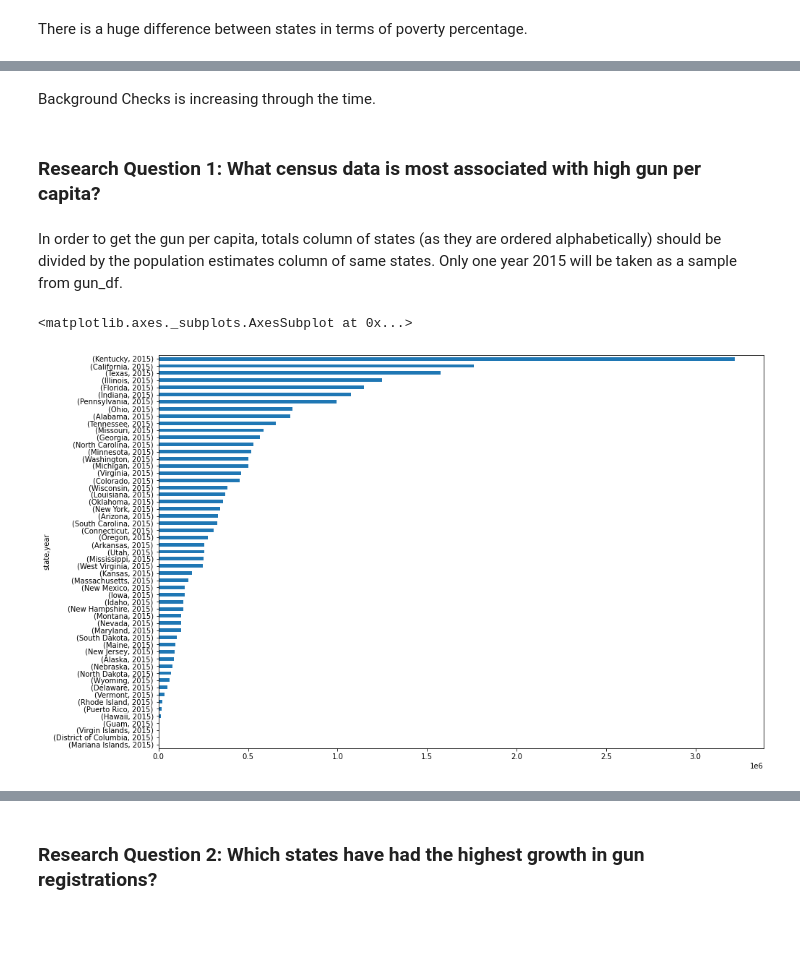
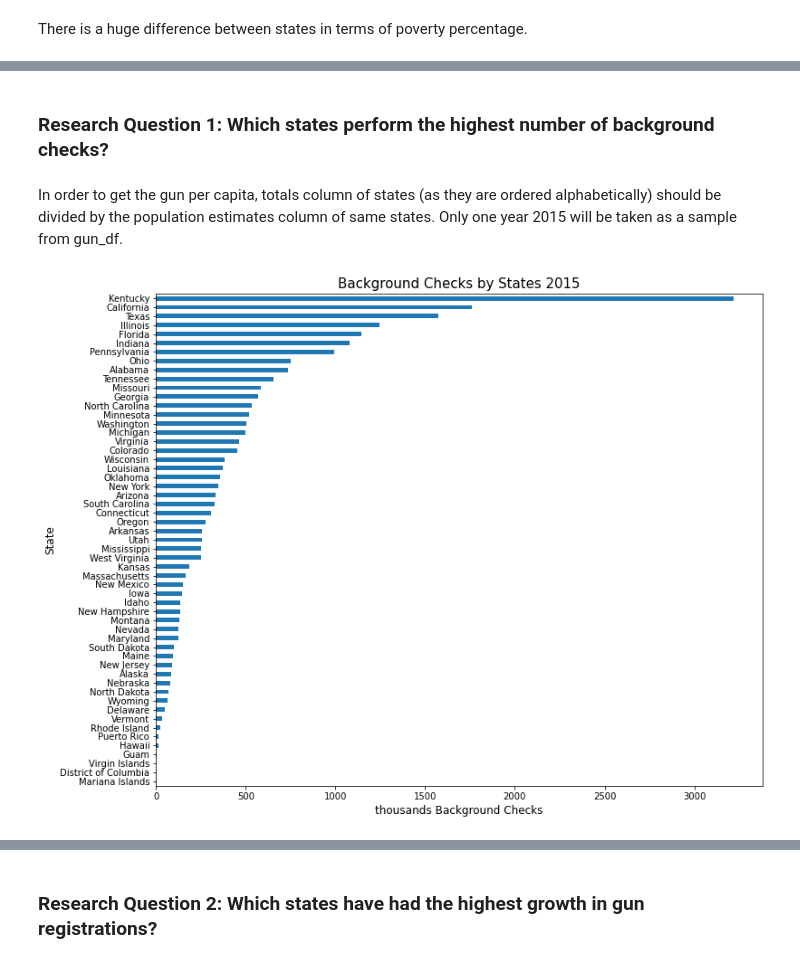
Before and after one commit to ZeyadSabbah/FirearmsUSA, a Jupyter notebook: FirarmsUSAnalysis.ipynb, the cells around one changed output, grey strips where cells are left out. Cells and saved outputs as stored; diff of their text form; code cells hidden in the pictures; blank space fills up the shorter version.

Commit message:
finished finding answers to the research questions and writing down the conclusion

```diff
--- a/FirarmsUSAnalysis.ipynb
+++ b/FirarmsUSAnalysis.ipynb
@@ -32,6 +25,14 @@ pd.set_option('mode.chained_assignment', None)
 # %%
 # Dropping columns with more than number_NaNs NaN values
 def DropColumns(df, number_nans):
+    '''
+    Desc: Function that takes two values to return Dataframe without NaN values
+
+    Input: df: Pandas Dataframe that has number of NaN values
+           number_nans: Integer with the number of NaN values decided to remove the whole column (as it will not be informative)
+
+    Output: df_no_nans: Pandas Dataframe with dropped columns that contain higher number of NaN values than desired
+    '''
     columns_to_drop = []
     for column in df.columns:
         if (df[column].isna().sum()>number_nans) == True:
@@ -41,6 +42,13 @@ def DropColumns(df, number_nans):
 
 # Brings last column in df to be the first
 def BeginWithLast(df):
+    '''
+    Desc: Function that brings the column at the end to be at the beginning
+
+    Input: df: Pandas Dataframe
+
+    Output: df: Pandas Dataframe
+    '''
     cols = list(df.columns)
     cols = [cols[-1]] + cols[:-1]
     df = df[cols]
@@ -48,4 +56,11 @@ def BeginWithLast(df):
 
 # Gets the length of years mentioned in the column
 def getLengthYearValues(x):
-    return len(list(set(re.findall(r'[0-9]{4}', x))))
+    '''
+    Desc: Functions that gets the number of years had been mentioned in a column
+
+    Input: x: String values specified in a column
+
+    Output: n: Integer number of year values found in string'''
+    n = len(list(set(re.findall(r'[0-9]{4}', x))))
+    return n
@@ -595,12 +591,13 @@ plt.show()
-# %% [markdown]
-Background Checks is increasing through the time.
-# %% [markdown]
-### Research Question 1: What census data is most associated with high gun per capita?
+# %% [markdown]
+### Research Question 1: Which states perform the highest number of background checks?
 # %% [markdown]
 In order to get the gun per capita, totals column of states (as they are ordered alphabetically) should be divided by the population estimates column of same states. Only one year 2015 will be taken as a sample from gun_df.
 # %%
-gun_df[gun_df.year=='2015'].groupby(['state', 'year']).totals.sum()\
-.sort_values(ascending=True).plot(kind='barh', figsize=(15, 10))
+(gun_df[gun_df.year=='2015'].groupby('state').totals.sum()/10**3)\
+.sort_values(ascending=True).plot(kind='barh', figsize=(12, 10));
+plt.ylabel('State', fontsize=12)
+plt.xlabel('thousands Background Checks', fontsize=12)
+plt.title('Background Checks by States 2015', fontsize=15)
+plt.show()
 # %% [output]
-<matplotlib.axes._subplots.AxesSubplot at 0x...>
-[figure, old version]
+[figure, new version]
```
Also changed, not shown: parts of 26 cells of this notebook.
